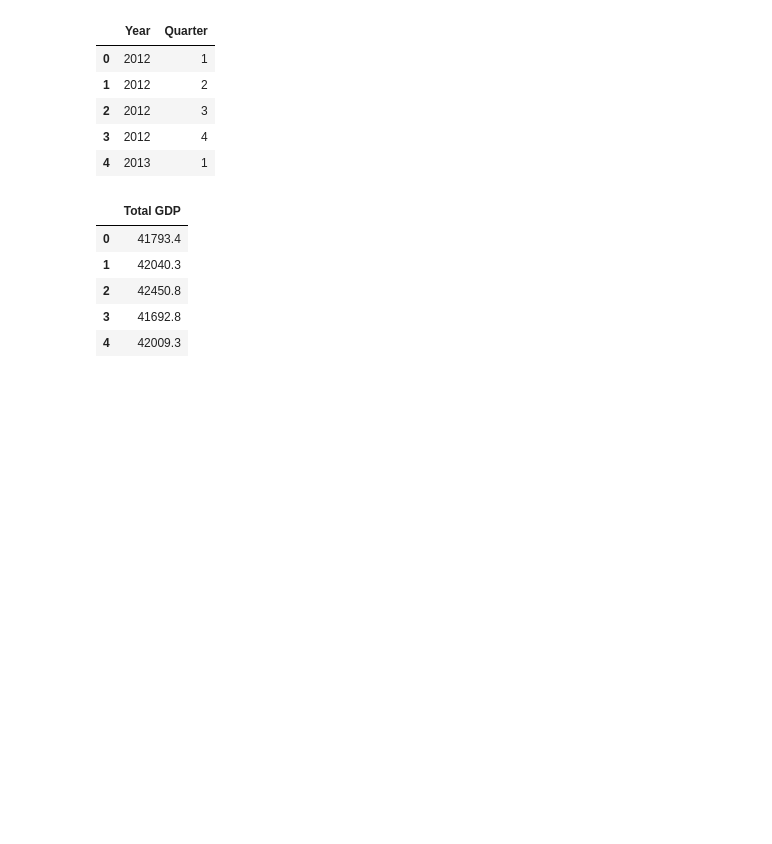
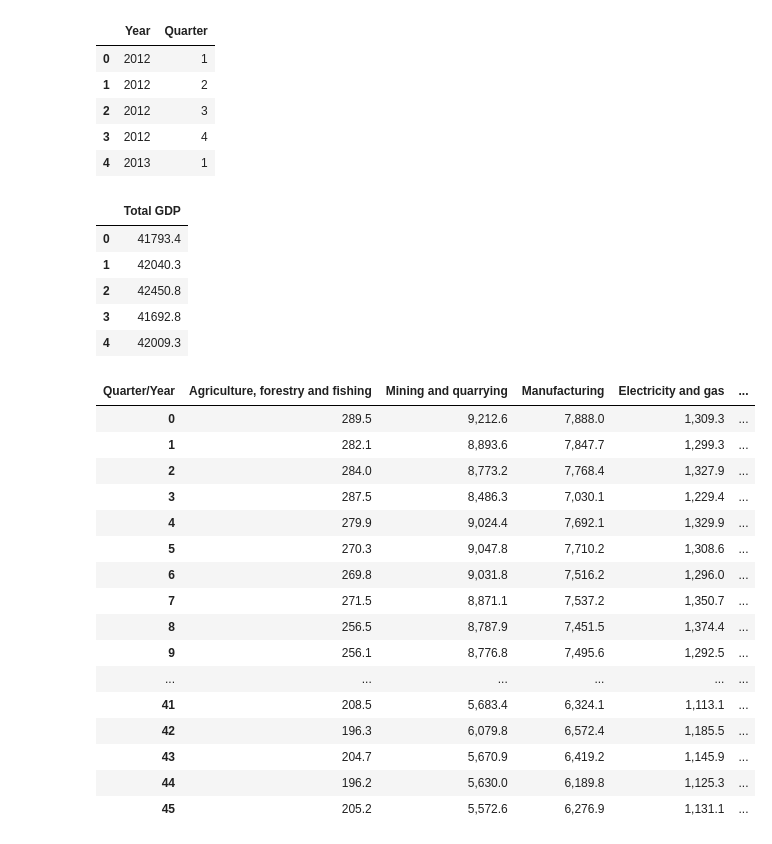
Before and after one commit to vsuwi/comp3610_groupK, a Jupyter notebook: project.ipynb, the cells around one changed output. Drawn from its saved outputs; the diff is of its cells as text; code cells hidden in the pictures; blank space fills up the shorter version.

Commit message:
cleaning industry columns

```diff
--- a/project.ipynb
+++ b/project.ipynb
@@ -153,13 +152,35 @@ total_gdp_df.head()
 | 3 | 41692.8 |
 | 4 | 42009.3 |
 # %%
-
-df=[]
-
+#extract and clean industry columns
+industries=[]
+values=[]
 for col in gdp_clean.columns:
     data=gdp_clean[col].iloc[0]
     data=str(data).strip()
     if len(data)==1:
-        df.append(col)
+        industries.append(col)
 
-df
+industries_df=pd.DataFrame(gdp_clean[industries][1:])
+
+
+industries_df = industries_df.reset_index(drop=True)
+industries_df
+# %% [output]
+| Quarter/Year | Agriculture, forestry and fishing | Mining and quarrying | Manufacturing | Electricity and gas | ... |
+| 0 | 289.5 | 9,212.6 | 7,888.0 | 1,309.3 | ... |
+| 1 | 282.1 | 8,893.6 | 7,847.7 | 1,299.3 | ... |
+| 2 | 284.0 | 8,773.2 | 7,768.4 | 1,327.9 | ... |
+| 3 | 287.5 | 8,486.3 | 7,030.1 | 1,229.4 | ... |
+| 4 | 279.9 | 9,024.4 | 7,692.1 | 1,329.9 | ... |
+| 5 | 270.3 | 9,047.8 | 7,710.2 | 1,308.6 | ... |
+| 6 | 269.8 | 9,031.8 | 7,516.2 | 1,296.0 | ... |
+| 7 | 271.5 | 8,871.1 | 7,537.2 | 1,350.7 | ... |
+| 8 | 256.5 | 8,787.9 | 7,451.5 | 1,374.4 | ... |
+| 9 | 256.1 | 8,776.8 | 7,495.6 | 1,292.5 | ... |
+| ... | ... | ... | ... | ... | ... |
+| 41 | 208.5 | 5,683.4 | 6,324.1 | 1,113.1 | ... |
+| 42 | 196.3 | 6,079.8 | 6,572.4 | 1,185.5 | ... |
+| 43 | 204.7 | 5,670.9 | 6,419.2 | 1,145.9 | ... |
+| 44 | 196.2 | 5,630.0 | 6,189.8 | 1,125.3 | ... |
+| 45 | 205.2 | 5,572.6 | 6,276.9 | 1,131.1 | ... |
```
Also changed, not shown: parts of 4 cells of this notebook.
